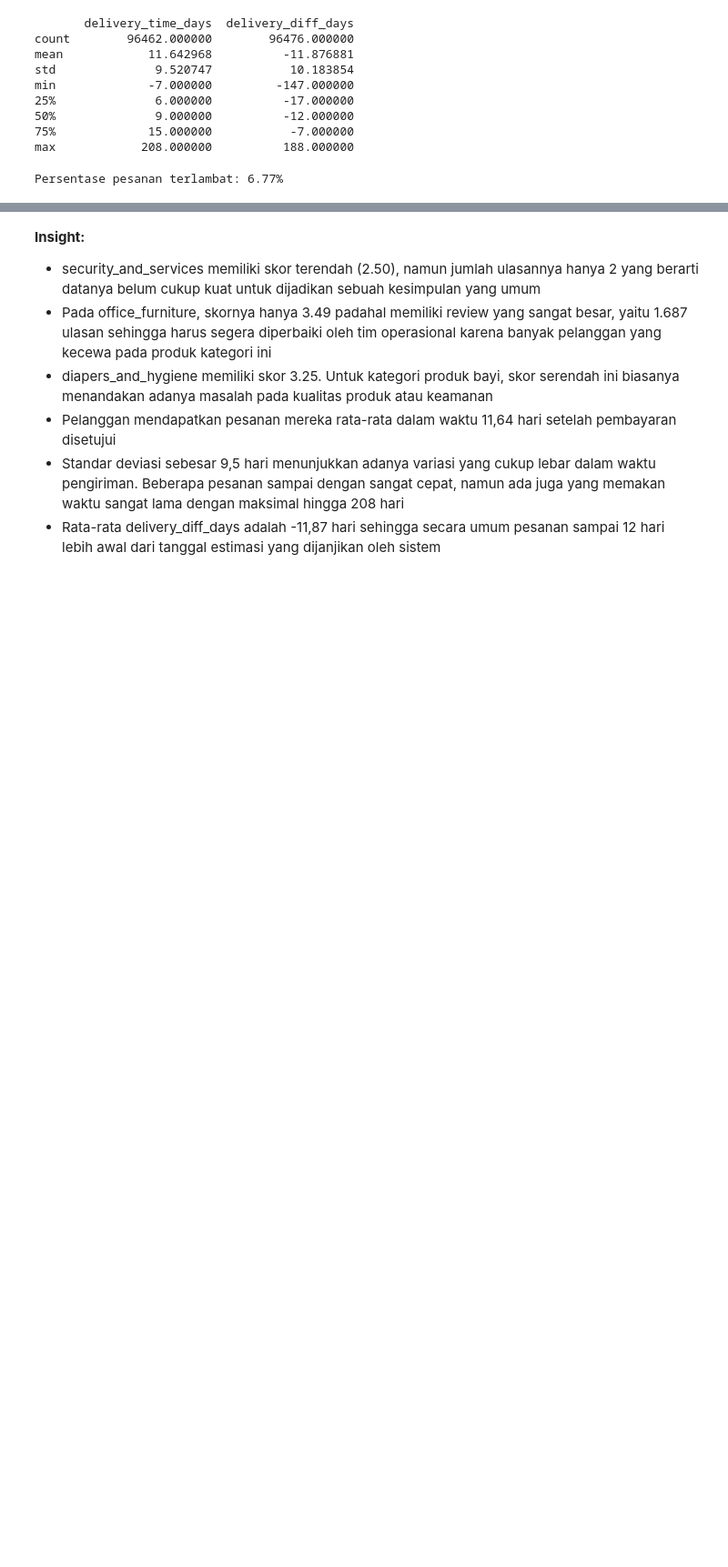
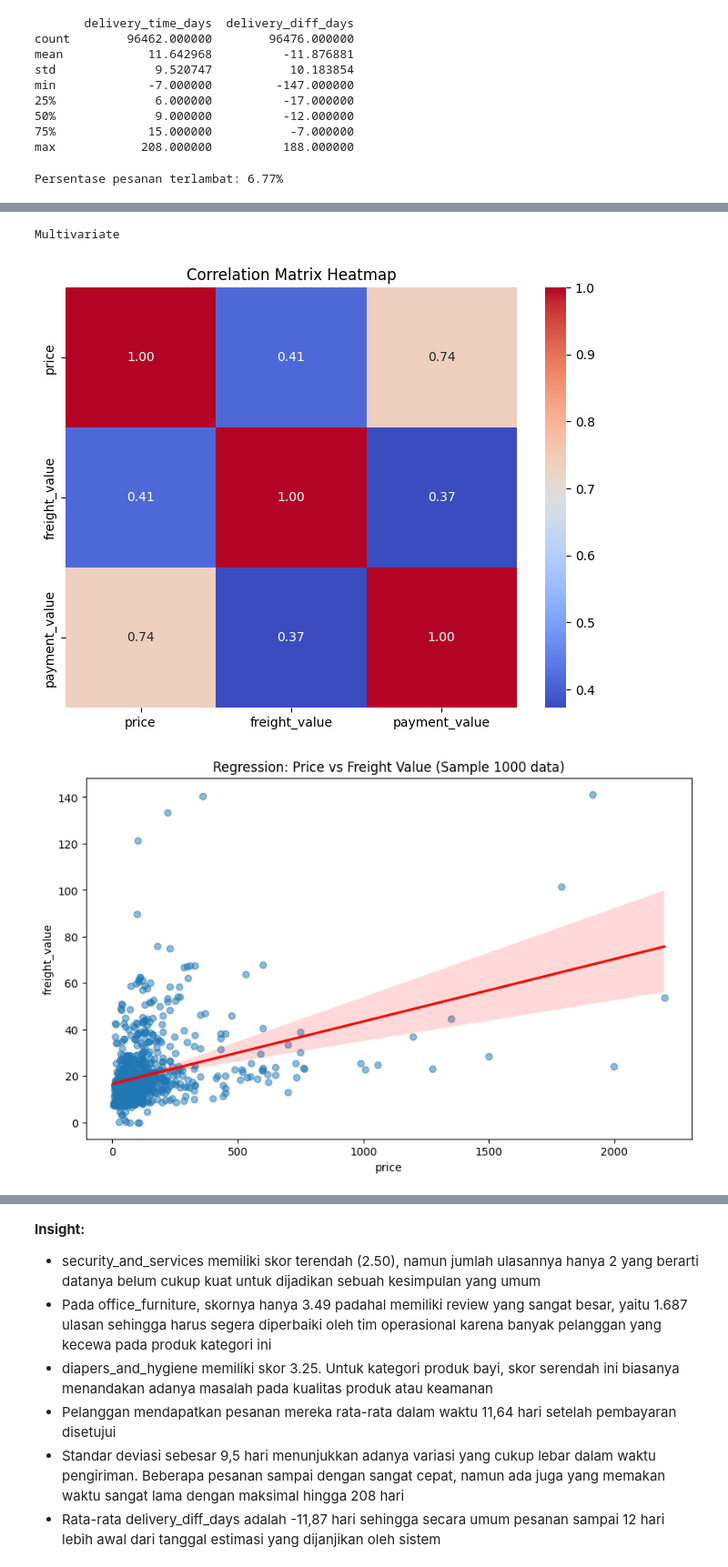
Before and after one commit to hilmyinaja/Data-Analysis-E-Commerce-Public-Dataset, a Jupyter notebook: notebook.ipynb, the cells around one changed output, grey strips where cells are left out. Shown at 91% size. Drawn from its saved outputs; the diff is of its cells as text; code cells hidden in the pictures; blank space fills up the shorter version.

```diff
--- a/notebook.ipynb
+++ b/notebook.ipynb
@@ -652,0 +713,17 @@ Persentase pesanan terlambat: 6.77%
+# %%
+print("Multivariate")
+
+plt.figure(figsize=(8, 6))
+correlation_matrix = eda_df[numeric_cols].corr()
+sns.heatmap(correlation_matrix, annot=True, cmap='coolwarm', fmt=".2f")
+plt.title("Correlation Matrix Heatmap")
+plt.show()
+
+plt.figure(figsize=(10, 6))
+sns.regplot(x='price', y='freight_value', data=eda_df.sample(1000), scatter_kws={'alpha':0.5}, line_kws={'color':'red'})
+plt.title("Regression: Price vs Freight Value (Sample 1000 data)")
+plt.show()
+# %% [output]
+Multivariate
+[figure, added]
+[figure, added]
```
Also changed, not shown: parts of 12 cells of this notebook.
